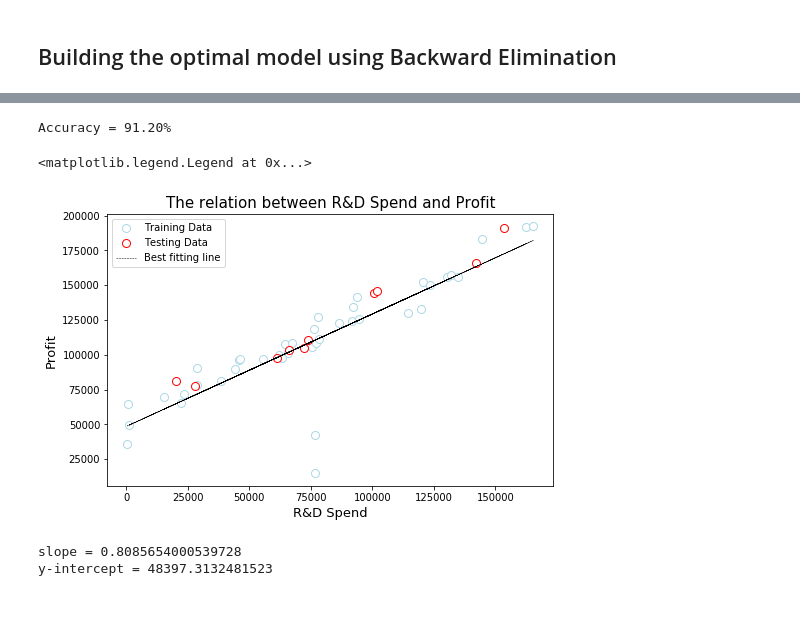
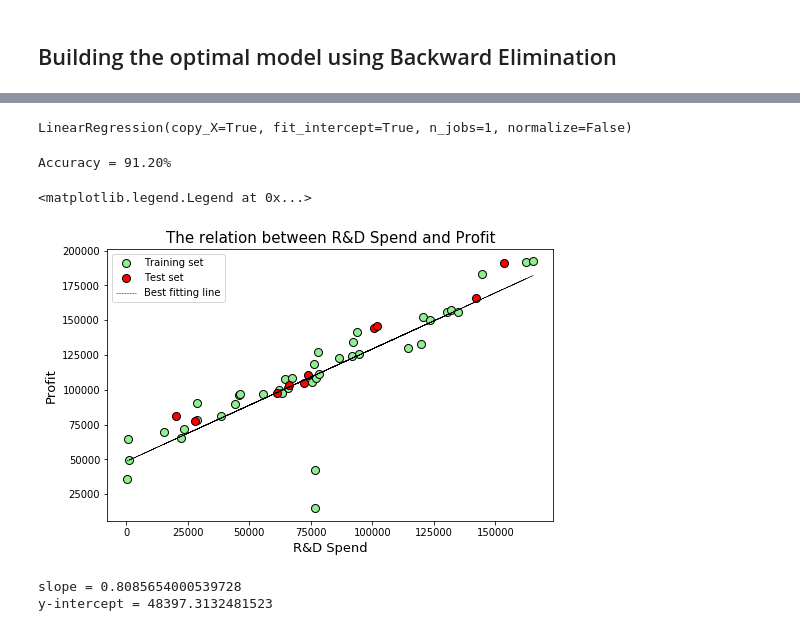
Before and after one commit to SnehashisPattanayak007/Machine-Learning-A-Z-Hands-On-Python-R-In-Data-Science_Python-Implementation, a Jupyter notebook: Regression/Multiple Linear Regression/Backward Elimination Approach.ipynb, the cells around one changed output, grey strips where cells are left out. Cells and saved outputs as stored; diff of their text form; code cells hidden in the pictures.

Commit message:
regression algorithms

```diff
--- a/Regression/Multiple Linear Regression/Backward Elimination Approach.ipynb
+++ b/Regression/Multiple Linear Regression/Backward Elimination Approach.ipynb
@@ -213,7 +213,9 @@ xtrain, xtest, ytrain, ytest = train_test_split(optimalx, y, test_size = 0.2, ra
 from sklearn.linear_model import LinearRegression
 regressor = LinearRegression()
 
-regressor = regressor.fit(xtrain, ytrain)
+regressor.fit(xtrain, ytrain)
+# %% [output]
+LinearRegression(copy_X=True, fit_intercept=True, n_jobs=1, normalize=False)
 # %%
 # Predicting the Test set results
 ypredicted = regressor.predict(xtest)
@@ -225,18 +227,42 @@ Accuracy = 91.20%
 # %%
 plt.figure(figsize = (8, 5))
 
 plt.xlabel("R&D Spend", fontsize = 13)
 plt.ylabel("Profit", fontsize = 13)
 plt.title("The relation between R&D Spend and Profit", fontsize = 15)
 
-plt.plot(xtrain[:, 1], ytrain, label = "Training Data", marker = 'o', markersize = 8, markeredgecolor = "lightblue", color = "white", linestyle = '')
-plt.plot(xtest[:, 1], ytest, label = "Testing Data", marker = 'o', markersize = 8, markeredgecolor = "red", color = "white", linestyle = '')
-plt.plot(xtrain[:, 1], regressor.predict(xtrain), label = "Best fitting line", color = "black", linestyle = '--', linewidth = 0.5)
+plt.plot(
+    xtrain[:, 1], ytrain,
+    label = "Training set",
+    marker = 'o',
+    markersize = 8,
+    markeredgecolor = "black",
+    color = "lightgreen",
+    linestyle = ''
+)
+
+plt.plot(
+    xtest[:, 1], ytest,
+    label = "Test set",
+    marker = 'o',
+    markersize = 8,
+    markeredgecolor = "black",
+    color = "red",
+    linestyle = ''
+)
+
+plt.plot(
+    xtrain[:, 1], regressor.predict(xtrain),
+    label = "Best fitting line",
+    color = "black",
+    linestyle = '--',
+    linewidth = 0.5
+)
 
 plt.legend()
 # %% [output]
 <matplotlib.legend.Legend at 0x...>
-[figure, old version]
+[figure, new version]
 # %%
 m = regressor.coef_[1]
 b = regressor.intercept_
```
Also changed, not shown: parts of 5 cells of this notebook, 4 other files.
